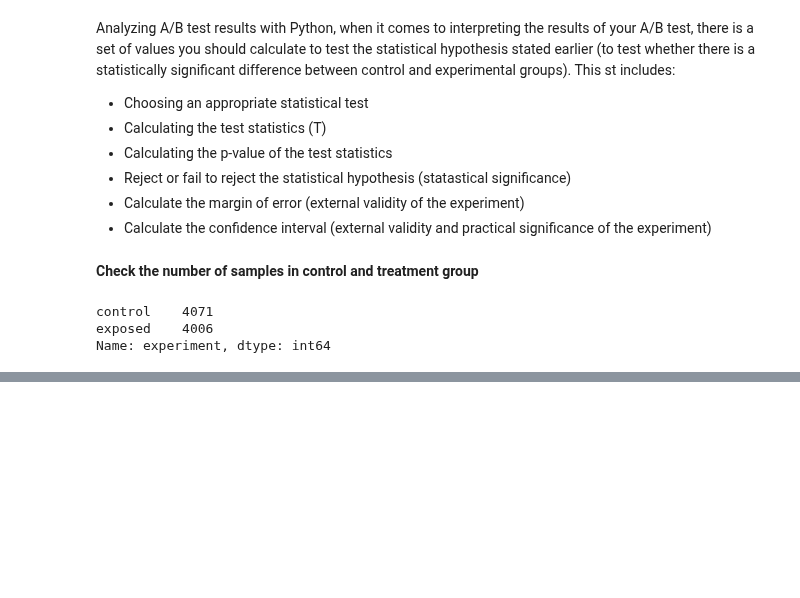
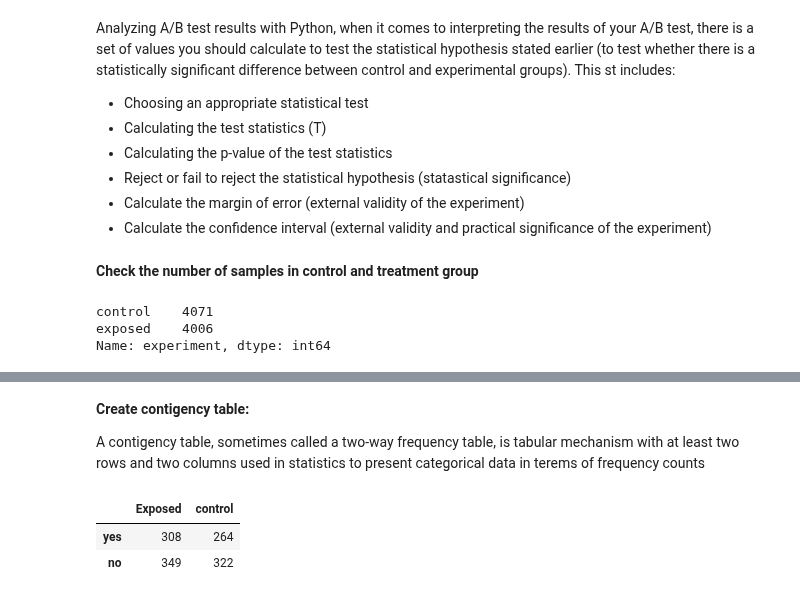
Before and after one commit to arifaygun/Magnimind-ML, a Jupyter notebook: Office_Hour_Capstone_Project(1).ipynb, the cells around one changed output, grey strips where cells are left out. Drawn from its saved outputs; the diff is of its cells as text; code cells hidden in the pictures; blank space fills up the shorter version.

```diff
--- a/Office_Hour_Capstone_Project(1).ipynb
+++ b/Office_Hour_Capstone_Project(1).ipynb
@@ -521,0 +525,19 @@ Name: experiment, dtype: int64
+# %% [markdown]
+**Create contigency table:**
+
+A contigency table, sometimes called a two-way frequency table, is tabular mechanism with at least two rows and two columns used in statistics to present categorical data in terems of frequency counts
+# %%
+#create contigency table from scratch
+d1= pd.DataFrame()
+d1['Exposed'] = [len(df[(df['experiment']=='exposed') & (df['yes']==1)]),
+                len(df[(df['experiment']=='exposed') & (df['no']==1)])]
+
+d1['control'] = [len(df[(df['experiment']=='control') & (df['yes']==1)]),
+                len(df[(df['experiment']=='control') & (df['no']==1)])]
+
+d1.index = ['yes', 'no']
+display(d1)
+# %% [output]
+|  | Exposed | control |
+| yes | 308 | 264 |
+| no | 349 | 322 |
```
Also changed, not shown: parts of 9 cells of this notebook.
